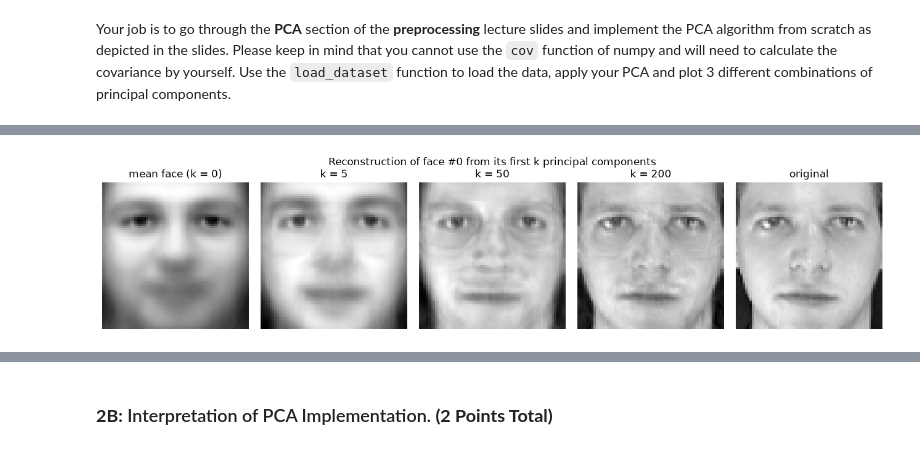
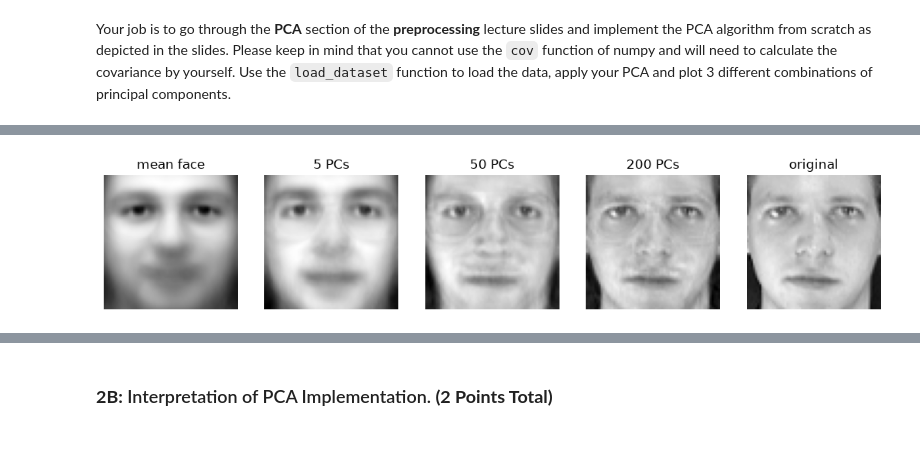
Before and after one commit to nasimpc/DFKI_ML, a Jupyter notebook: ex01.ipynb, the cells around one changed output, grey strips where cells are left out. Cells and saved outputs as stored; diff of their text form; code cells hidden in the pictures.

```diff
--- a/ex01.ipynb
+++ b/ex01.ipynb
@@ -66,11 +69,10 @@ def calculate_abs_correlation(X, y):
     correlation_matrix : ndarray
         Correlation Matrix
     """
-    data = np.column_stack((X, y)).astype(float)
-    centered = data - data.mean(axis=0)               # X[k,i] - mean_i
-    numerator = centered.T @ centered                 # sum_k over all (i, j) pairs
-    norms = np.sqrt((centered ** 2).sum(axis=0))      # sqrt(sum_k (X[k,i] - mean_i)^2)
-    correlation_matrix = np.abs(numerator / np.outer(norms, norms))
+    data = np.column_stack((X, y)).astype(float)  # class label as last column
+    centered = data - data.mean(axis=0)
+    norms = np.sqrt((centered ** 2).sum(axis=0))
+    correlation_matrix = np.abs(centered.T @ centered / np.outer(norms, norms))
     return correlation_matrix
 
 def calculate_merit(X, y, feature_set):
@@ -94,21 +96,17 @@ def calculate_merit(X, y, feature_set):
     """
     k = len(feature_set)
     if k == 0:
-        return 0.0  # merit of the empty set is defined as 0
+        return 0.0
 
     corr = calculate_abs_correlation(X, y)
-    class_idx = X.shape[1]  # the class is the last column of the correlation matrix
+    c = X.shape[1]  # index of the class column
 
-    # average absolute feature-class correlation
-    fcr = np.mean([corr[f, class_idx] for f in feature_set])
-
-    # average absolute feature-feature correlation (no auto-correlations, |r_ff| := 1 for one feature)
+    fcr = np.mean([corr[f, c] for f in feature_set])
     if k == 1:
         frr = 1.0
     else:
         frr = np.mean([corr[i, j] for i, j in itertools.combinations(feature_set, 2)])
 
-    # merit(F') = |F'| * fcr / sqrt(|F'| + |F'| * (|F'| - 1) * frr)
     merit = k * fcr / np.sqrt(k + k * (k - 1) * frr)
     return float(merit)
 # %% [markdown]
@@ -274,20 +265,16 @@ def pca(data, k):
         eigenvectors (NxM), eigenvalues (N) for the data
     '''
     n = data.shape[0]
-
-    # Subtract the empirical mean: X <- X - mean(X)
     mean = data.mean(axis=0)
     X = data - mean
 
-    # Empirical M x M covariance matrix: Sigma = (n - 1)^-1 * X^T X  (np.cov is not allowed)
-    sigma = (X.T @ X) / (n - 1)
+    # covariance matrix (np.cov not allowed)
+    sigma = X.T @ X / (n - 1)
 
-    # Eigendecomposition Sigma W = W Lambda. Sigma is symmetric, so eigh gives real
-    # eigenvalues/eigenvectors; it returns them in ascending order, so sort descending.
+    # sigma is symmetric -> eigh, then sort eigenvalues descending
     eigen_values, W = np.linalg.eigh(sigma)
     order = np.argsort(eigen_values)[::-1][:k]
 
-    # Columns of W are the eigenvectors -> return the first k as rows (k x M)
     eigen_vectors = W[:, order].T
     eigen_values = eigen_values[order]
     return eigen_vectors, eigen_values
@@ -331,10 +318,8 @@ def normalized_linear_combination(vecs, weights):
         normalized linear combinations in a ndarray of shape [M,1]
     '''
     weights = np.asarray(weights, dtype=float)
-    # sum_i w_i * vecs[i] over the first S = len(weights) vectors
     vec = weights @ vecs[:len(weights)]
-    # min-max normalisation to [0, 1], so the result can be shown as an image
-    vec = (vec - vec.min()) / (vec.max() - vec.min())
+    vec = (vec - vec.min()) / (vec.max() - vec.min())  # scale to [0, 1]
     return vec.reshape(-1, 1)
 
 #load and scale down images
@@ -361,53 +346,32 @@ TODO
 3) compute linear combinations
 4) display stuff
 '''
-def show_grid(images, titles, shape, suptitle):
-    """Plots several image vectors side by side in one figure."""
-    fig, axes = plt.subplots(1, len(images), figsize=(2.6 * len(images), 3.0))
-    for ax, img, title in zip(axes, images, titles):
-        ax.imshow(np.reshape(img, shape), cmap="gray")
-        ax.set_title(title)
-        ax.axis("off")
-    fig.suptitle(suptitle)
-    plt.tight_layout()
-    plt.show()
+data, shape = load_dataset()
+eigen_vectors, eigen_values = pca(data, 200)
+mean_face = data.mean(axis=0)
 
-
-# 1) Load dataset
-data, shape = load_dataset()
-print(f"data: {data.shape[0]} images with {data.shape[1]} pixels each, image shape {shape}")
-
-# 2) Compute principal components
-k = 200
-eigen_vectors, eigen_values = pca(data, k)
-mean_face = data.mean(axis=0)
-print(f"eigen_vectors: {eigen_vectors.shape}, eigen_values: {eigen_values.shape}")
-# total variance = trace(Sigma) = sum of all eigenvalues
-total_variance = ((data - mean_face) ** 2).sum() / (data.shape[0] - 1)
-for n_pc in [5, 50, 200]:
-    print(f"variance explained by the first {n_pc:3d} components: {eigen_values[:n_pc].sum() / total_variance:.1%}")
-
-# 3) Compute linear combinations
-# Combination group 1: reconstruct face #0 from its first k principal components.
-# The mean face is used as an extra basis vector with weight 1, so that
-#     mean + sum_i w_i * pc_i,   with w_i = (face - mean) . pc_i
-# is a single linear combination that normalized_linear_combination can scale for display.
+# reconstruct face 0 from the first n components (mean face as extra basis vector with weight 1)
 face = data[0]
 basis = np.vstack([mean_face, eigen_vectors])
-weights = eigen_vectors @ (face - mean_face)  # projection of the face onto each component
+weights = eigen_vectors @ (face - mean_face)
 
-recon_ks = [5, 50, 200]
-group1 = [normalized_linear_combination(basis, [1.0])]  # mean face only (k = 0)
-group1 += [normalized_linear_combination(basis, [1.0] + list(weights[:n_pc])) for n_pc in recon_ks]
-group1 += [normalized_linear_combination(face[np.newaxis, :], [1.0])]  # original face
-titles1 = ["mean face (k = 0)"] + [f"k = {n_pc}" for n_pc in recon_ks] + ["original"]
+images = [normalized_linear_combination(basis, [1.0] + list(weights[:n])) for n in [0, 5, 50, 200]]
+images.append(face)
+titles = ["mean face", "5 PCs", "50 PCs", "200 PCs", "original"]
 
-# Combination group 2: single principal components ("eigenfaces")
-single_pcs = [1, 2, 10]
-group2 = [normalized_linear_combination(eigen_vectors, [0.0] * (pc - 1) + [1.0]) for pc in single_pcs]
-titles2 = [f"PC{pc}" for pc in single_pcs]
+fig, axes = plt.subplots(1, 5, figsize=(13, 3))
+for ax, img, title in zip(axes, images, titles):
+    ax.imshow(np.reshape(img, shape), cmap="gray")
+    ax.set_title(title)
+    ax.axis("off")
+plt.show()
 
-# 4) Display stuff
-show_grid(group1, titles1, shape, "Reconstruction of face #0 from its first k principal components")
-show_grid(group2, titles2, shape, "Single principal components (eigenfaces)")
+# single principal components (eigenfaces)
+fig, axes = plt.subplots(1, 3, figsize=(8, 3))
+for ax, pc in zip(axes, [1, 2, 10]):
+    img = normalized_linear_combination(eigen_vectors, [0.0] * (pc - 1) + [1.0])
+    ax.imshow(np.reshape(img, shape), cmap="gray")
+    ax.set_title(f"PC{pc}")
+    ax.axis("off")
+plt.show()
 # %% [output]
@@ -420 +378 @@ variance explained by the first 200 components: 97.9%
-[figure, old version]
+[figure, new version]
```
Also changed, not shown: parts of 6 cells of this notebook, 1 other file.
